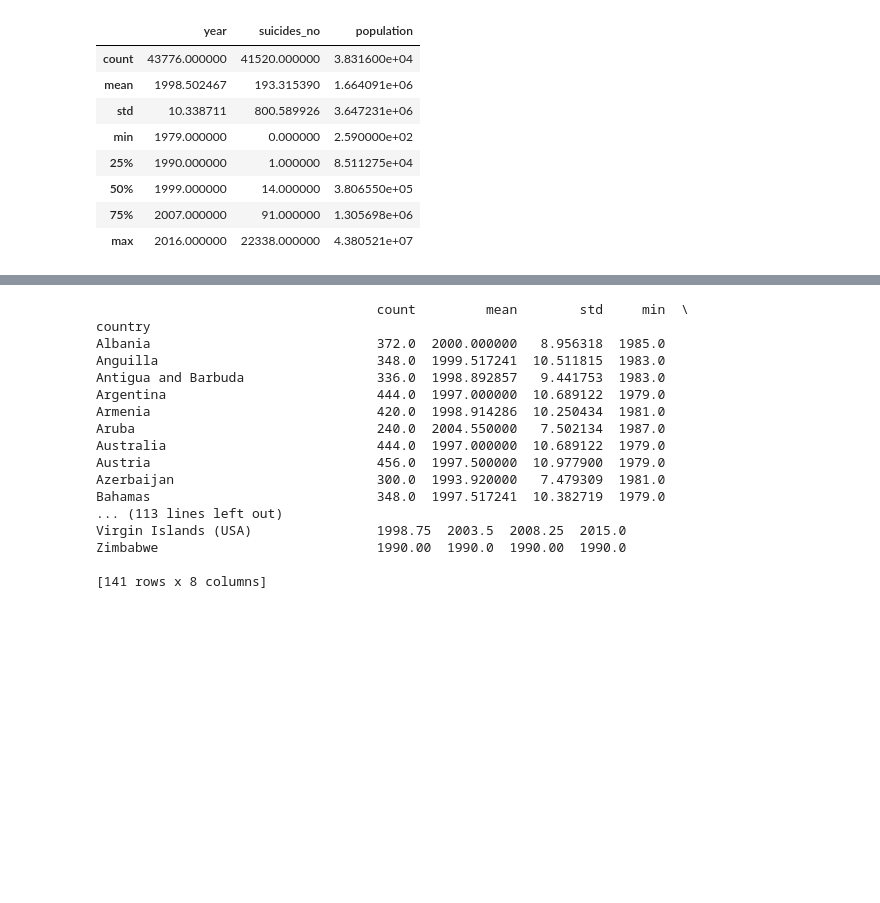
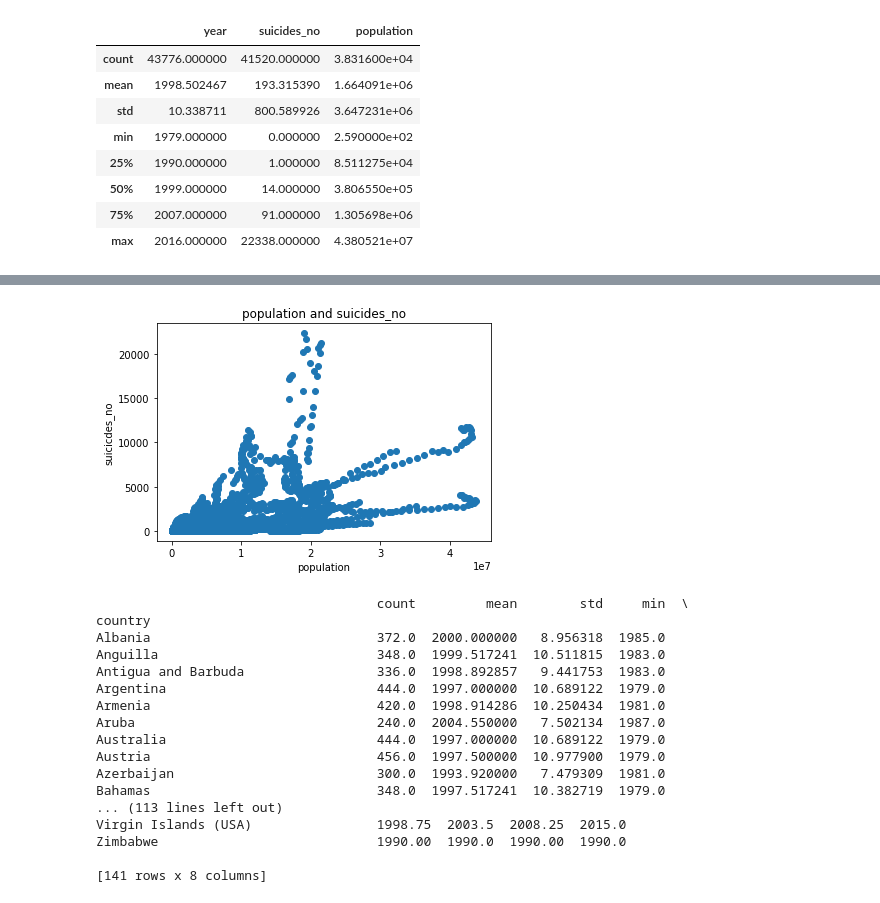
Before and after one commit to bulatao/Data-Science-Classes, a Jupyter notebook: C5_Homework_Bulatao.ipynb, the cells around one changed output, grey strips where cells are left out. Drawn from its saved outputs; the diff is of its cells as text; code cells hidden in the pictures; blank space fills up the shorter version.

```diff
--- a/C5_Homework_Bulatao.ipynb
+++ b/C5_Homework_Bulatao.ipynb
@@ -55,3 +84,12 @@ plt.show()
+# %%
+# ugly chart earlier. let's reverse it
+plt.title("population and suicides_no")
+plt.xlabel("population")
+plt.ylabel("suicicdes_no")
+plt.scatter(df['population'],df['suicides_no'])
+plt.show()
+# %% [output]
+[figure, added]
 # %%
 # let's group by country
 df1 = df.groupby("country").year.describe()
```
Also changed, not shown: parts of 15 cells of this notebook, 3 other files.
